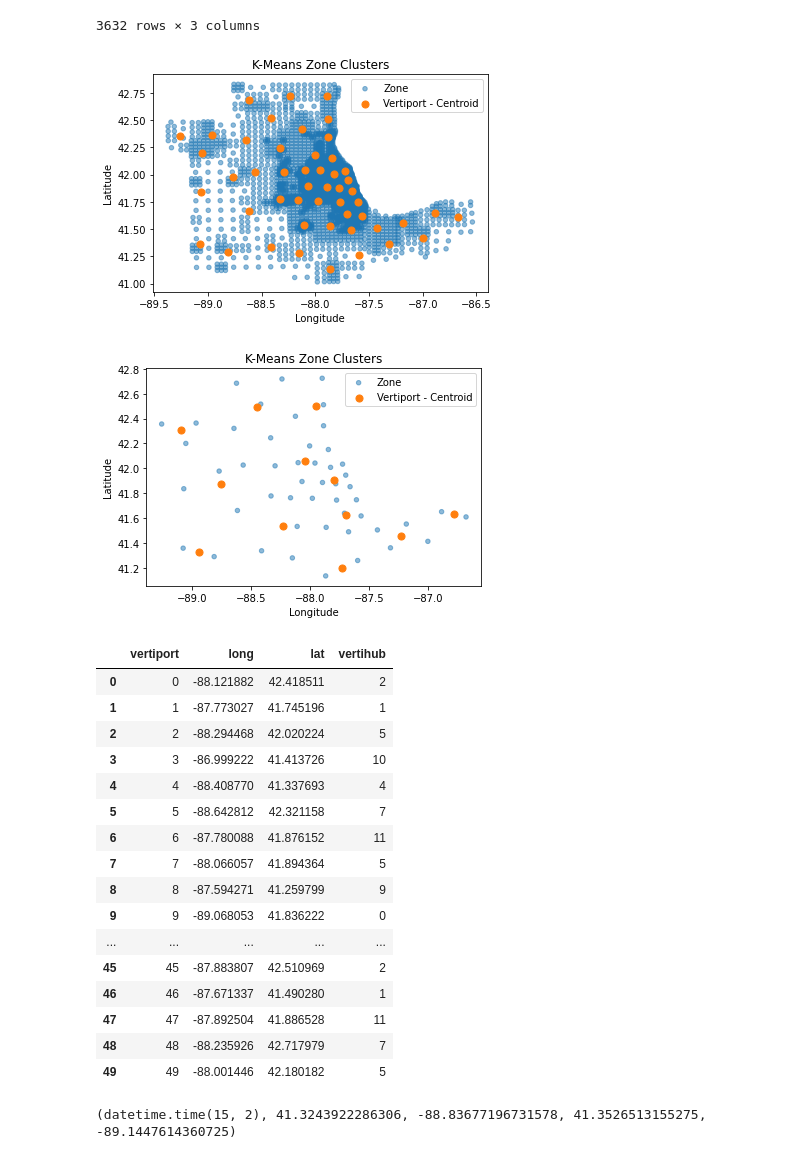
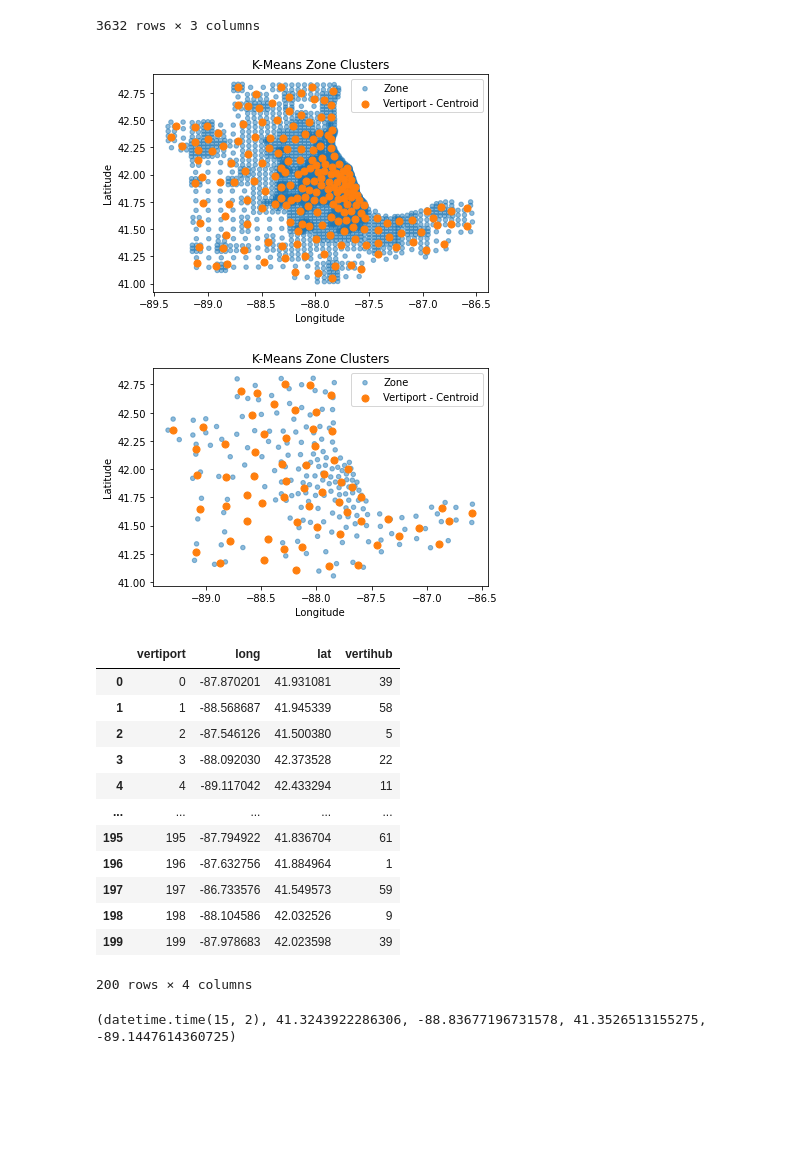
Before and after one commit to JoeMuff999/UAM-Planning-Toolkit, a Jupyter notebook: ops_limits_data_formatting.ipynb, the cells around one changed output. Drawn from its saved outputs; the diff is of its cells as text; code cells hidden in the pictures; blank space fills up the shorter version.

Commit message:
increased limit of vertihubs to 64

```diff
--- a/ops_limits_data_formatting.ipynb
+++ b/ops_limits_data_formatting.ipynb
@@ -5,8 +5,8 @@ import pandas as pd
 from matplotlib import pyplot as plt
 from sklearn.cluster import KMeans
 # %%
-NUM_VERTIPORTS = 50
-NUM_VERTIHUBS = 12
+NUM_VERTIPORTS = 200
+NUM_VERTIHUBS = 64
 # %%
 df = pd.read_csv('data/Realtime/OpsLimits/zone17_lat_long.csv')
 df = df.drop(columns=['Unnamed: 0'])
@@ -45,46 +45,42 @@ formatted_df['color'] = [float(0.5) for i in range(len(formatted_df['lat']))]
 formatted_df = formatted_df[['long','lat','color']].to_numpy()
 kmeans = k_means(formatted_df, NUM_VERTIPORTS)
 # %% [output]
-[figure, old version]
+[figure, new version]
 # %%
 # cluster centers = tower, cluster these towers for determing rendezvous points
 tower_locations = kmeans.cluster_centers_
 
 vertihubs_to_vertiports = pd.DataFrame()
 vertihubs_to_vertiports['vertiport'] = [i for i in range(NUM_VERTIPORTS)]
 
 vertihubs_to_vertiports['long'] = copy.deepcopy(tower_locations[:,0])
 vertihubs_to_vertiports['lat'] = copy.deepcopy(tower_locations[:,1])
 vertihubs_to_vertiports['color'] = [.5 for i in range(len(vertihubs_to_vertiports['lat']))]
 
 tower_locations_formatted = vertihubs_to_vertiports[['long','lat','color']].to_numpy()
 
 vertiport_kmeans = k_means(tower_locations_formatted, NUM_VERTIHUBS)
 
 vertihubs_to_vertiports['vertihub'] = vertiport_kmeans.labels_
 vertihubs_to_vertiports.drop(columns='color', inplace=True)
-vertihubs_to_vertiports.to_csv('data/Realtime/OpsLimits/vertiports.csv', index=False)
-
+vertihubs_to_vertiports.to_csv('data/Realtime/OpsLimits/vertiports_' + str(NUM_VERTIHUBS) + '.csv', index=False)
+# these are actually vertihubs (orange) and vertiports (blue)
 vertihubs_to_vertiports
 # %% [output]
-[figure, old version]
+[figure, new version]
 |  | vertiport | long | lat | vertihub |
-| 0 | 0 | -88.121882 | 42.418511 | 2 |
-| 1 | 1 | -87.773027 | 41.745196 | 1 |
-| 2 | 2 | -88.294468 | 42.020224 | 5 |
-| 3 | 3 | -86.999222 | 41.413726 | 10 |
-| 4 | 4 | -88.408770 | 41.337693 | 4 |
-| 5 | 5 | -88.642812 | 42.321158 | 7 |
-| 6 | 6 | -87.780088 | 41.876152 | 11 |
-| 7 | 7 | -88.066057 | 41.894364 | 5 |
-| 8 | 8 | -87.594271 | 41.259799 | 9 |
-| 9 | 9 | -89.068053 | 41.836222 | 0 |
+| 0 | 0 | -87.870201 | 41.931081 | 39 |
+| 1 | 1 | -88.568687 | 41.945339 | 58 |
+| 2 | 2 | -87.546126 | 41.500380 | 5 |
+| 3 | 3 | -88.092030 | 42.373528 | 22 |
+| 4 | 4 | -89.117042 | 42.433294 | 11 |
 | ... | ... | ... | ... | ... |
-| 45 | 45 | -87.883807 | 42.510969 | 2 |
-| 46 | 46 | -87.671337 | 41.490280 | 1 |
-| 47 | 47 | -87.892504 | 41.886528 | 11 |
-| 48 | 48 | -88.235926 | 42.717979 | 7 |
-| 49 | 49 | -88.001446 | 42.180182 | 5 |
+| 195 | 195 | -87.794922 | 41.836704 | 61 |
+| 196 | 196 | -87.632756 | 41.884964 | 1 |
+| 197 | 197 | -86.733576 | 41.549573 | 59 |
+| 198 | 198 | -88.104586 | 42.032526 | 9 |
+| 199 | 199 | -87.978683 | 42.023598 | 39 |
+200 rows × 4 columns
 # %%
 # now that each zone is assigned to a vertiport, lets change our flights from zone->zone to vertiport->vertiport
 
```
Also changed, not shown: parts of 2 cells of this notebook, 5 other files.
